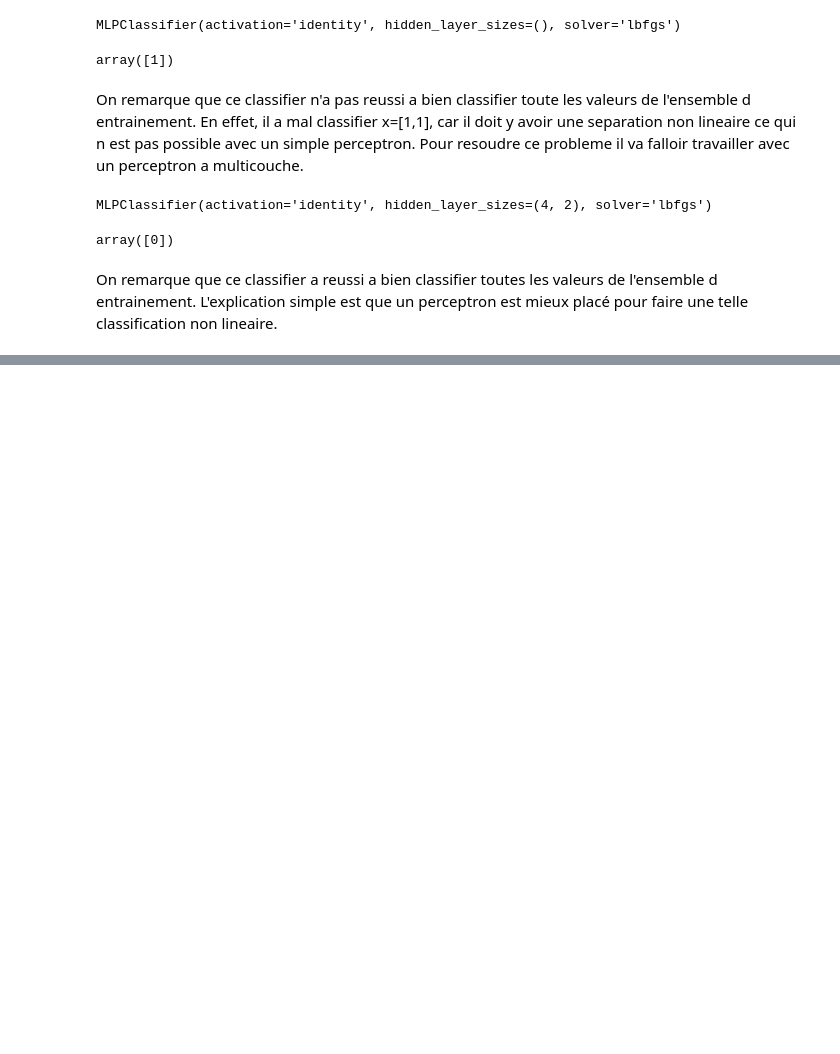
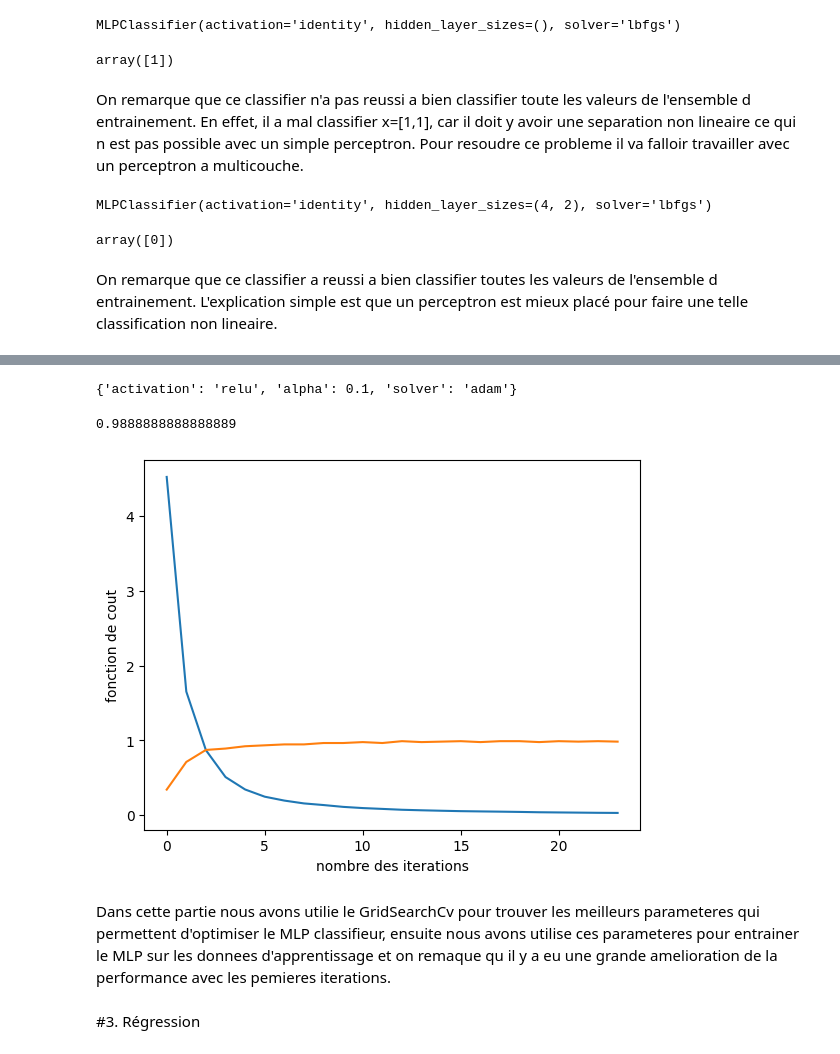
Before and after one commit to AimadBenzakry/ateliers_deeplearning, a Jupyter notebook: Atelier1.ipynb, the cells around one changed output, grey strips where cells are left out. Cells and saved outputs as stored; diff of their text form; code cells hidden in the pictures; blank space fills up the shorter version.

```diff
--- a/Atelier1.ipynb
+++ b/Atelier1.ipynb
@@ -46,0 +60,4 @@ On remarque que ce classifier a reussi a bien classifier toutes les valeurs de l
+# %%
+classifier = MLPClassifier(hidden_layer_sizes=(100, 100), random_state=1,activation='identity',solver='lbfgs',max_iter = 100)
+# %%
+classifier.fit(X_train,y_train)
@@ -46,0 +75,4 @@ On remarque que ce classifier a reussi a bien classifier toutes les valeurs de l
+# %%
+parameters = {'alpha':(100,10,1,0.1,0.01),'activation':('identity', 'logistic', 'tanh', 'relu'), 'solver':('bfgs', 'sgd', 'adam')}
+clf = GridSearchCV(classifier, parameters)
+clf.fit(X_train, y_train)
@@ -46,0 +104,31 @@ On remarque que ce classifier a reussi a bien classifier toutes les valeurs de l
+# %%
+clf.best_params_
+# %% [output]
+{'activation': 'relu', 'alpha': 0.1, 'solver': 'adam'}
+# %%
+log_loss(y_test,clf.predict_proba(X_test))
+accuracy_score(y_test,clf.predict(X_test))
+# %% [output]
+0.9888888888888889
+# %%
+model = MLPClassifier(alpha=0.01,
+                      hidden_layer_sizes=(100,100),
+                      activation='relu',
+                      solver='adam',
+                      max_iter=100,
+                      early_stopping=True)
+model.fit(X_train, y_train)
+y_pred = model.predict(X_test)
+accuracy = accuracy_score(y_true=y_test, y_pred=y_pred)
+# %%
+plt.plot(model.loss_curve_)
+plt.plot(model.validation_scores_)
+plt.xlabel('nombre des iterations')
+plt.ylabel('fonction de cout')
+plt.show()
+# %% [output]
+[figure, added]
+# %% [markdown]
+Dans cette partie nous avons utilie le GridSearchCv pour trouver les meilleurs parameteres qui permettent d'optimiser le MLP classifieur, ensuite nous avons utilise ces parameteres pour entrainer le MLP sur les donnees d'apprentissage et on remaque qu il y a eu une grande amelioration de la performance avec les pemieres iterations.
+# %% [markdown]
+#3. Régression
```
Also changed, not shown: parts of 27 cells of this notebook.
